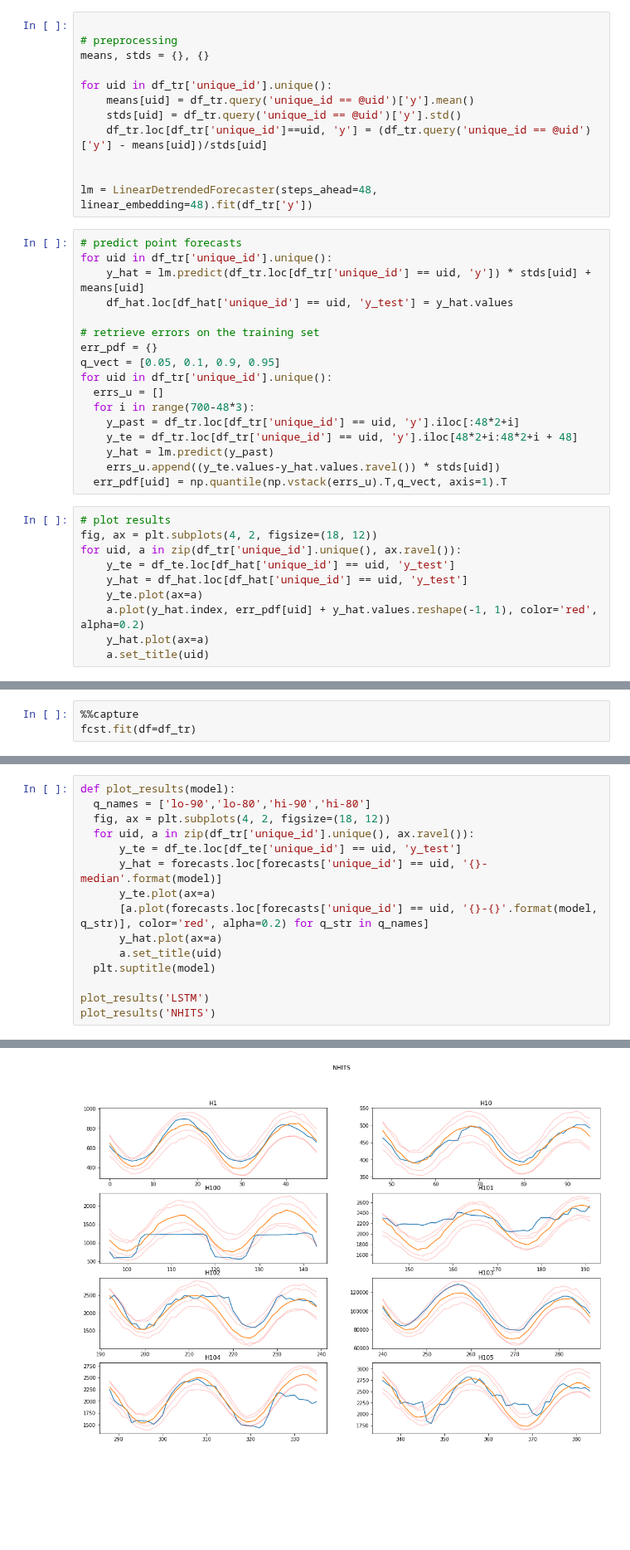
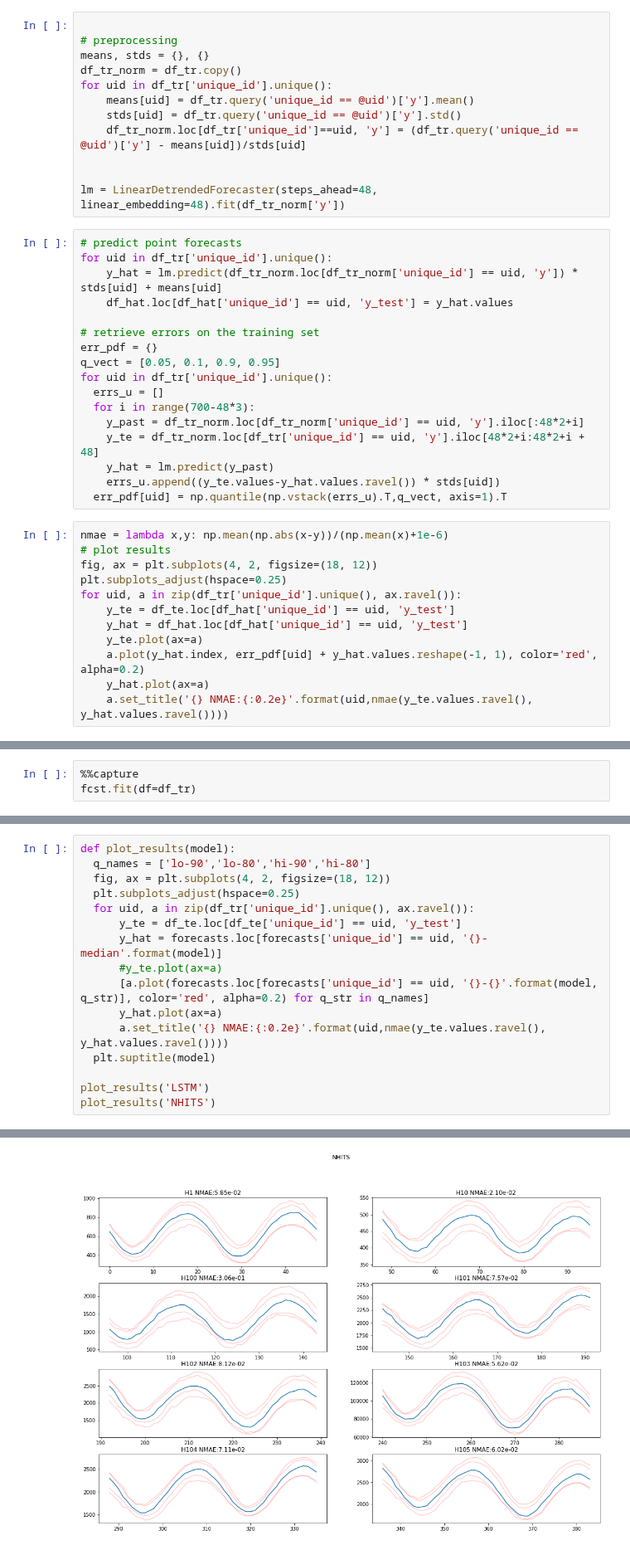
Before and after one commit to nepslor/teaching, a Jupyter notebook: TimeSeriesForecasting/advanced_models.ipynb, the cells around one changed output, grey strips where cells are left out. Shown at 83% size. Drawn from its saved outputs; the diff is of its cells as text; blank space fills up the shorter version.

```diff
--- a/TimeSeriesForecasting/advanced_models.ipynb
+++ b/TimeSeriesForecasting/advanced_models.ipynb
@@ -142,18 +111,18 @@ class LinearDetrendedForecaster:
 
 # preprocessing
 means, stds = {}, {}
-
+df_tr_norm = df_tr.copy()
 for uid in df_tr['unique_id'].unique():
     means[uid] = df_tr.query('unique_id == @uid')['y'].mean()
     stds[uid] = df_tr.query('unique_id == @uid')['y'].std()
-    df_tr.loc[df_tr['unique_id']==uid, 'y'] = (df_tr.query('unique_id == @uid')['y'] - means[uid])/stds[uid]
+    df_tr_norm.loc[df_tr['unique_id']==uid, 'y'] = (df_tr.query('unique_id == @uid')['y'] - means[uid])/stds[uid]
 
 
-lm = LinearDetrendedForecaster(steps_ahead=48, linear_embedding=48).fit(df_tr['y'])
+lm = LinearDetrendedForecaster(steps_ahead=48, linear_embedding=48).fit(df_tr_norm['y'])
 # %%
 # predict point forecasts
 for uid in df_tr['unique_id'].unique():
-    y_hat = lm.predict(df_tr.loc[df_tr['unique_id'] == uid, 'y']) * stds[uid] + means[uid]
+    y_hat = lm.predict(df_tr_norm.loc[df_tr_norm['unique_id'] == uid, 'y']) * stds[uid] + means[uid]
     df_hat.loc[df_hat['unique_id'] == uid, 'y_test'] = y_hat.values
 
 # retrieve errors on the training set
@@ -162,19 +131,21 @@ q_vect = [0.05, 0.1, 0.9, 0.95]
 for uid in df_tr['unique_id'].unique():
   errs_u = []
   for i in range(700-48*3):
-    y_past = df_tr.loc[df_tr['unique_id'] == uid, 'y'].iloc[:48*2+i]
-    y_te = df_tr.loc[df_tr['unique_id'] == uid, 'y'].iloc[48*2+i:48*2+i + 48]
+    y_past = df_tr_norm.loc[df_tr_norm['unique_id'] == uid, 'y'].iloc[:48*2+i]
+    y_te = df_tr_norm.loc[df_tr['unique_id'] == uid, 'y'].iloc[48*2+i:48*2+i + 48]
     y_hat = lm.predict(y_past)
     errs_u.append((y_te.values-y_hat.values.ravel()) * stds[uid])
   err_pdf[uid] = np.quantile(np.vstack(errs_u).T,q_vect, axis=1).T
 # %%
+nmae = lambda x,y: np.mean(np.abs(x-y))/(np.mean(x)+1e-6)
 # plot results
 fig, ax = plt.subplots(4, 2, figsize=(18, 12))
+plt.subplots_adjust(hspace=0.25)
 for uid, a in zip(df_tr['unique_id'].unique(), ax.ravel()):
     y_te = df_te.loc[df_hat['unique_id'] == uid, 'y_test']
     y_hat = df_hat.loc[df_hat['unique_id'] == uid, 'y_test']
     y_te.plot(ax=a)
     a.plot(y_hat.index, err_pdf[uid] + y_hat.values.reshape(-1, 1), color='red', alpha=0.2)
     y_hat.plot(ax=a)
-    a.set_title(uid)
+    a.set_title('{} NMAE:{:0.2e}'.format(uid,nmae(y_te.values.ravel(), y_hat.values.ravel())))
 # %% [output]
@@ -221,13 +202,14 @@ forecasts.head()
 def plot_results(model):
   q_names = ['lo-90','lo-80','hi-90','hi-80']
   fig, ax = plt.subplots(4, 2, figsize=(18, 12))
+  plt.subplots_adjust(hspace=0.25)
   for uid, a in zip(df_tr['unique_id'].unique(), ax.ravel()):
       y_te = df_te.loc[df_te['unique_id'] == uid, 'y_test']
       y_hat = forecasts.loc[forecasts['unique_id'] == uid, '{}-median'.format(model)]
-      y_te.plot(ax=a)
+      #y_te.plot(ax=a)
       [a.plot(forecasts.loc[forecasts['unique_id'] == uid, '{}-{}'.format(model, q_str)], color='red', alpha=0.2) for q_str in q_names]
       y_hat.plot(ax=a)
-      a.set_title(uid)
+      a.set_title('{} NMAE:{:0.2e}'.format(uid,nmae(y_te.values.ravel(), y_hat.values.ravel())))
   plt.suptitle(model)
 
 plot_results('LSTM')
@@ -237 +219 @@ plot_results('NHITS')
-[figure, old version]
+[figure, new version]
```
Also changed, not shown: parts of 6 cells of this notebook.
